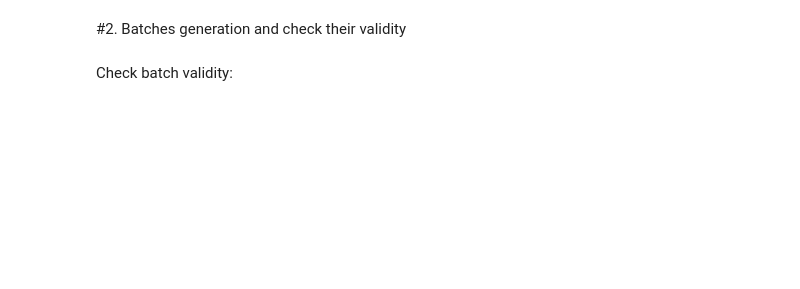
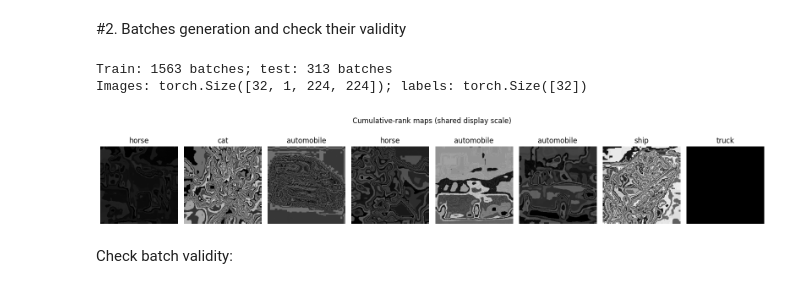
Before and after one commit to edwardmanfrin01-oss/compressed_NN, a Jupyter notebook: notebooks/v2_ResNet50.ipynb, the cells around one changed output. Saved outputs shown, nothing was run; the diff lists cells and outputs as text; code cells hidden in the pictures; blank space fills up the shorter version.

Commit message:
Folders organization; notebook for compressed training is now cleaner

```diff
--- a/notebooks/v2_ResNet50.ipynb
+++ b/notebooks/v2_ResNet50.ipynb
@@ -46,0 +126,6 @@ Drive already mounted at /content/drive; to attempt to forcibly remount, call dr
+# %%
+# Optional override. Leave False to use the full dataset prepared above.
+USE_SUBSAMPLE = False
+if USE_SUBSAMPLE:
+    DATA_ROOT = DRIVE_ROOT / "subsample"
+print("Dataset root:", DATA_ROOT)
@@ -94,12 +182,22 @@ class CumulativeDataset(Dataset):
 import hashlib
 import json
 import numpy as np
+import torchvision.transforms as transforms
 
-TRAIN_MANIFEST = DATA_ROOT / "train" / "subsample_manifest_train.json"
-TEST_MANIFEST = DATA_ROOT / "test" / "subsample_manifest_test.json"
-STATS_PATH = TRAIN_MANIFEST.parent / "normalization_z_u16.json"
+def find_manifest(folder, split):
+    candidates = [folder / f"manifest_{split}.json", folder / "manifest.json",
+                  folder / f"subsample_manifest_{split}.json"]
+    found = [path for path in candidates if path.exists()]
+    if len(found) != 1:
+        raise ValueError(f"Expected one manifest in {folder}, found {found}")
+    return found[0]
+
+TRAIN_MANIFEST = find_manifest(DATA_ROOT / "train", "train")
+TEST_MANIFEST = find_manifest(DATA_ROOT / "test", "test")
+STATS_PATH = DRIVE_ROOT / ("normalization_subsample_z_u16.json" if USE_SUBSAMPLE
+                           else "normalization_full_train_z_u16.json")
+
 FORCE_RECOMPUTE_STATS = False  # Set True after replacing data while preserving file timestamps.
-
 
 def training_stats(manifest_path, cache_path, force=False):
     """Compute mean and variance on the training set, if they didn't exist yet. If so, it load them"""
@@ -149,7 +247,7 @@ def training_stats(manifest_path, cache_path, force=False):
         m2 += image_m2 + delta * delta * count * n / new_count
         mean += delta * n / new_count
         count = new_count
-        if index % 500 == 0 or index == len(paths):
+        if index % 5000 == 0 or index == len(paths):
             print(f"Training statistics: {index}/{len(paths)} images")
 
     std = float(np.sqrt(m2 / count))
@@ -193,26 +293,30 @@ print(f"Training samples: {len(train_data)}; test samples: {len(test_data)}")
 #2. Batches generation and check their validity
 # %%
 BATCH_SIZE = 32
-train_generator = torch.Generator().manual_seed(42)
+train_generator = torch.Generator().manual_seed(2)
 train_loader = DataLoader(train_data, batch_size=BATCH_SIZE, shuffle=True,
-                          generator=train_generator, num_workers=0)
-test_loader = DataLoader(test_data, batch_size=BATCH_SIZE, shuffle=False, num_workers=0)
+                          generator=train_generator, num_workers=2)
+test_loader = DataLoader(test_data, batch_size=BATCH_SIZE, shuffle=False, num_workers=2)
 print(f"Train: {len(train_loader)} batches; test: {len(test_loader)} batches")
 
 x, y = next(iter(train_loader))
 print(f"Images: {x.shape}; labels: {y.shape}")
 # These are feature maps, not reconstructed RGB images.
 raw_maps = x * CHANNEL_STD + CHANNEL_MEAN
 count = min(8, len(raw_maps))
 fig, axes = plt.subplots(1, count, figsize=(2 * count, 3), squeeze=False)
 vmax = max(float(raw_maps[:count].max()), 1.0)
 for i, axis in enumerate(axes[0]):
     axis.imshow(raw_maps[i, 0].numpy(), cmap="gray", vmin=0, vmax=vmax)
     axis.set_title(train_data.idx_to_class[y[i].item()])
     axis.axis("off")
 fig.suptitle("Cumulative-rank maps (shared display scale)")
 plt.tight_layout()
 plt.show()
+# %% [output]
+Train: 1563 batches; test: 313 batches
+Images: torch.Size([32, 1, 224, 224]); labels: torch.Size([32])
+[figure, added]
 # %% [markdown]
 Check batch validity:
 # %%
```
Also changed, not shown: parts of 31 cells of this notebook, 2 other files.
